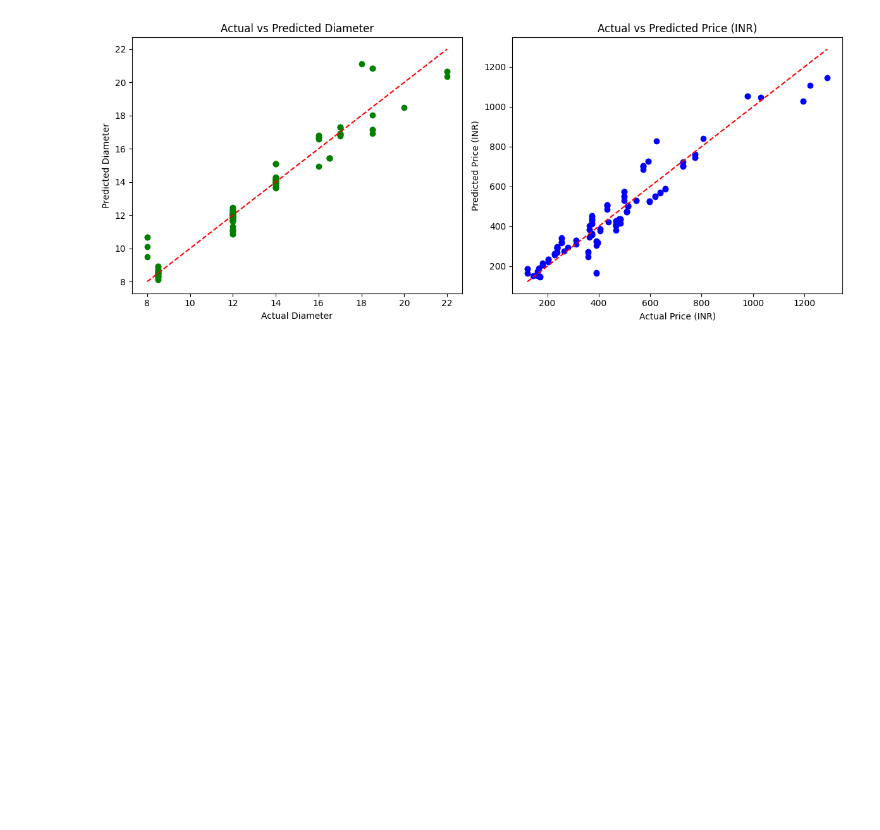
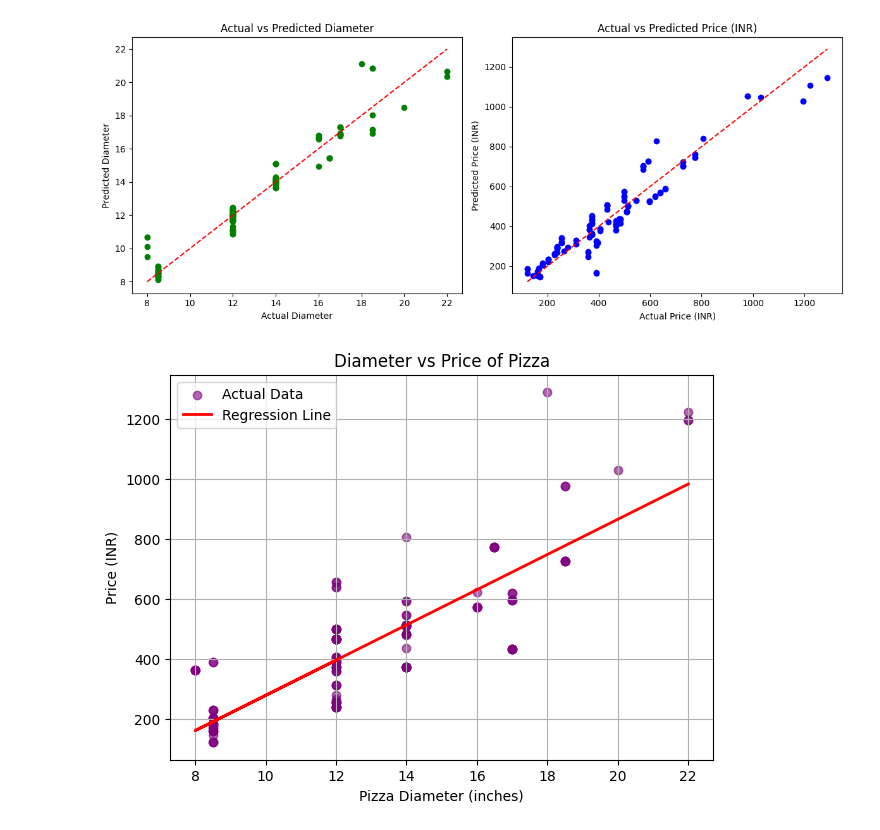
Before and after one commit to debi201326/Shallow-and-Deep-Learning, a Jupyter notebook: SDL_Practical_1.ipynb, the cells around one changed output. Drawn from its saved outputs; the diff is of its cells as text; code cells hidden in the pictures; blank space fills up the shorter version.

```diff
--- a/SDL_Practical_1.ipynb
+++ b/SDL_Practical_1.ipynb
@@ -80,3 +70,23 @@ plt.tight_layout()
 plt.show()
 # %% [output]
 [figure]
+# %%
+
+plt.figure(figsize=(7,5))
+plt.scatter(y['diameter'], y['price_inr'], color='purple', alpha=0.6, label="Actual Data")
+
+
+reg = LinearRegression()
+reg.fit(y[['diameter']], y['price_inr'])
+line = reg.predict(y[['diameter']])
+
+plt.plot(y['diameter'], line, color='red', linewidth=2, label="Regression Line")
+
+plt.title("Diameter vs Price of Pizza")
+plt.xlabel("Pizza Diameter (inches)")
+plt.ylabel("Price (INR)")
+plt.legend()
+plt.grid(True)
+plt.show()
+# %% [output]
+[figure, added]
```
Also changed, not shown: parts of 1 cell of this notebook.
